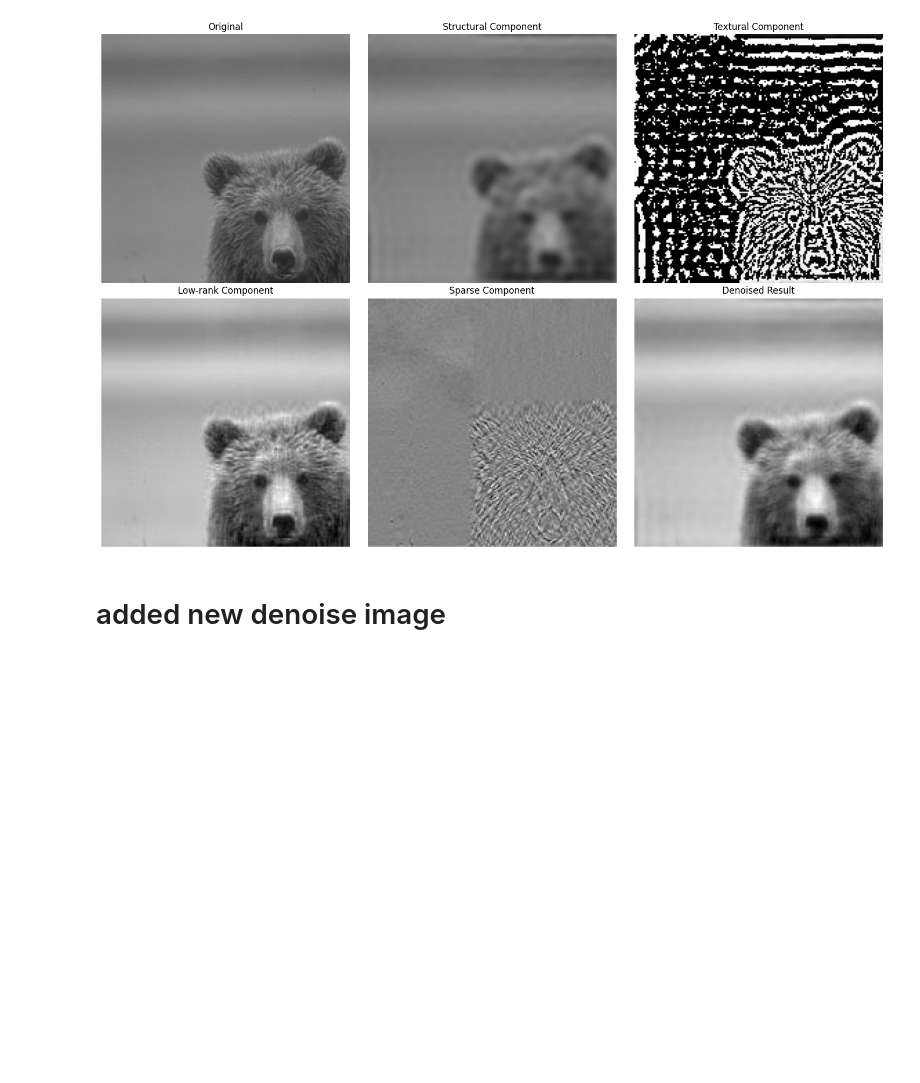
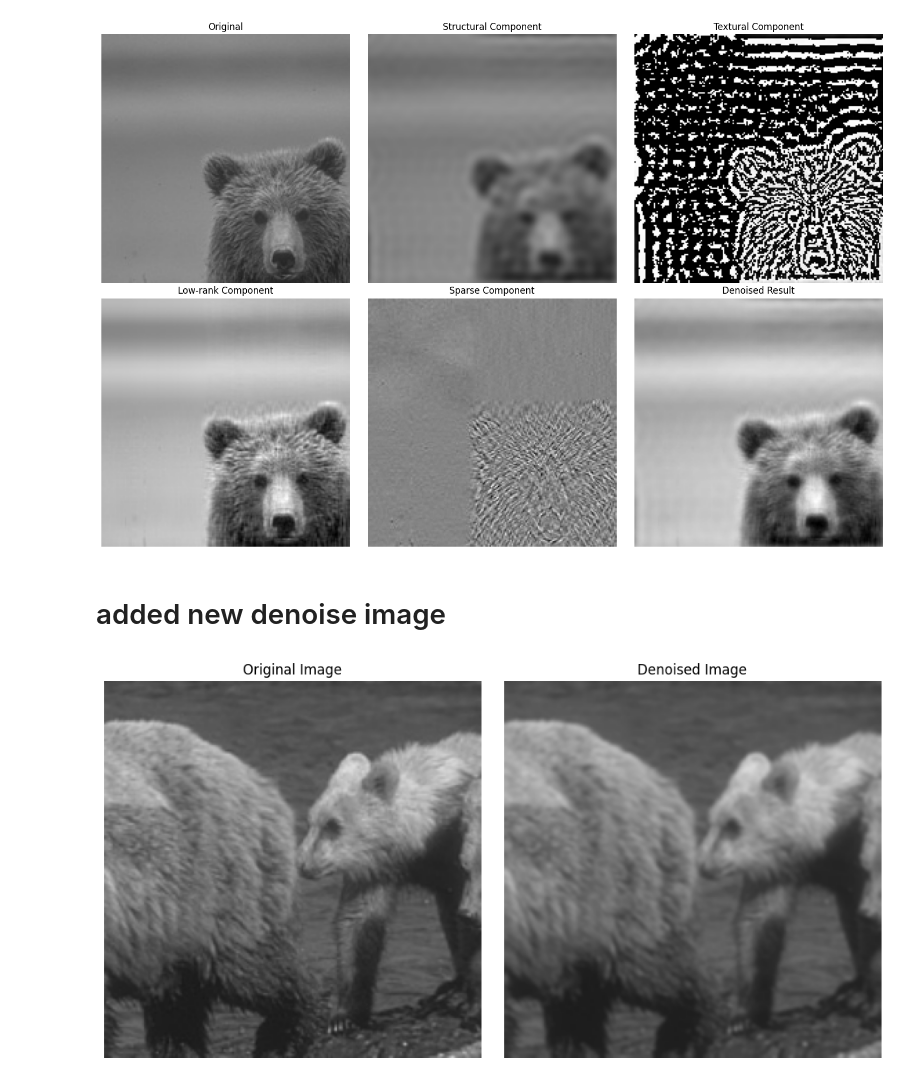
Before and after one commit to fjadidi2001/DecompDenoise, a Jupyter notebook: DD_Feb12.ipynb, the cells around one changed output. Cells and saved outputs as stored; diff of their text form; code cells hidden in the pictures; blank space fills up the shorter version.

```diff
--- a/DD_Feb12.ipynb
+++ b/DD_Feb12.ipynb
@@ -298,3 +298,39 @@ if __name__ == "__main__":
 [figure]
 # %% [markdown]
 # added new denoise image
+# %%
+def denoise_image(image):
+    """Apply denoising to the image."""
+    # Apply Gaussian blur
+    denoised = cv2.GaussianBlur(image, (5, 5), 0)
+    return denoised
+
+# Example usage
+if __name__ == "__main__":
+    image_path = "test_001.png"  # Replace with the correct path if needed
+    image = cv2.imread(image_path)
+    if image is None:
+        raise ValueError(f"Failed to load image: {image_path}")
+
+    # Resize to target size
+    image = cv2.resize(image, (256, 256))
+
+    # Apply denoising
+    denoised_image = denoise_image(image)
+
+    # Display images
+    plt.figure(figsize=(10, 5))
+    plt.subplot(1, 2, 1)
+    plt.imshow(cv2.cvtColor(image, cv2.COLOR_BGR2RGB))
+    plt.title("Original Image")
+    plt.axis("off")
+
+    plt.subplot(1, 2, 2)
+    plt.imshow(cv2.cvtColor(denoised_image, cv2.COLOR_BGR2RGB))
+    plt.title("Denoised Image")
+    plt.axis("off")
+
+    plt.tight_layout()
+    plt.show()
+# %% [output]
+[figure, added]
```
